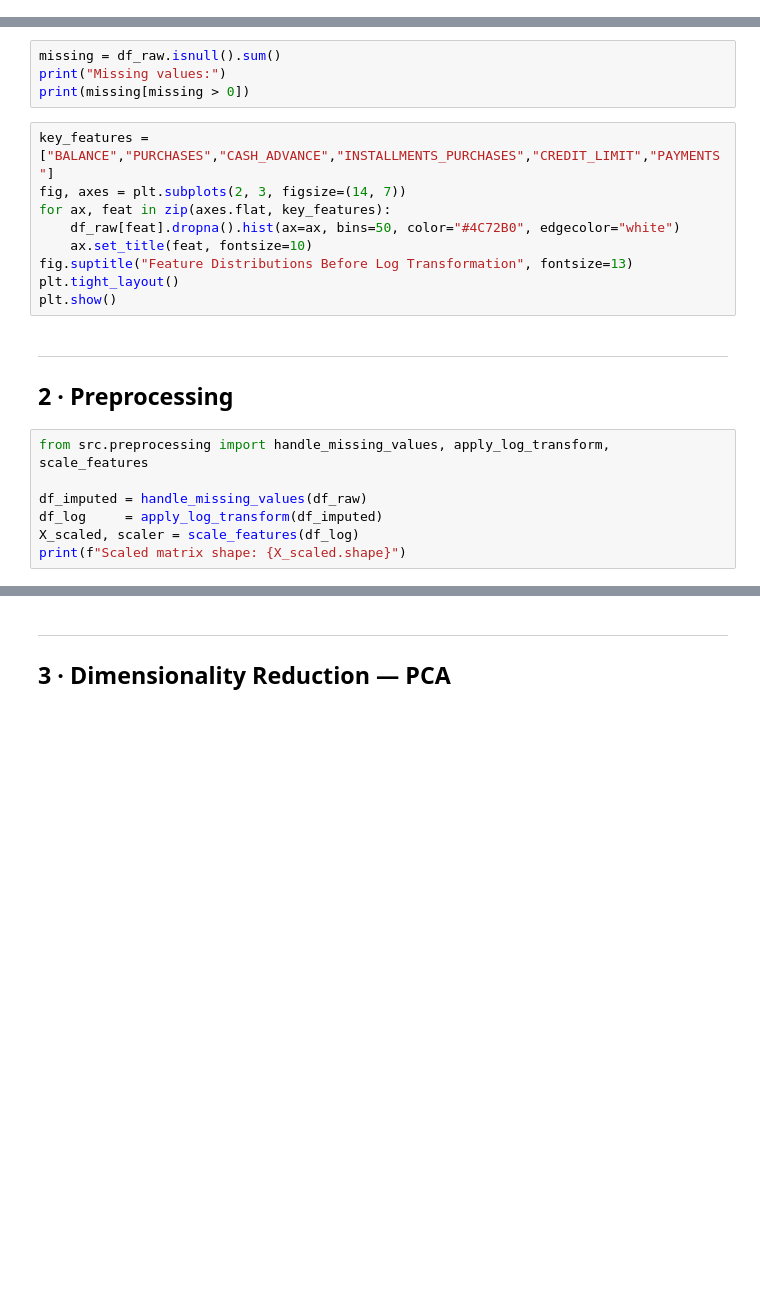
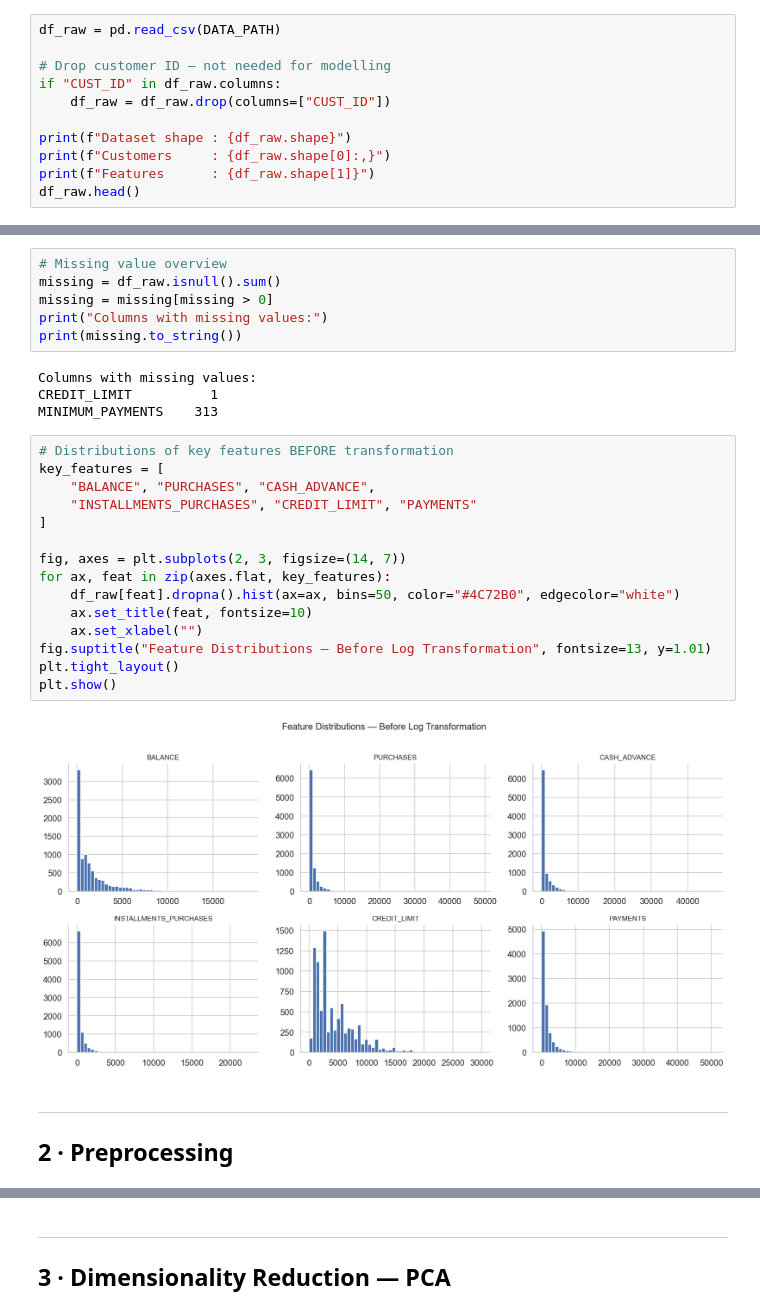
Before and after one commit to mohammedrefai20/Custome_Segmentation_for_Credit_Card_Customers, a Jupyter notebook: Customer_Segmentation.ipynb, the cells around one changed output, grey strips where cells are left out. Cells and saved outputs as stored; diff of their text form; blank space fills up the shorter version.

```diff
--- a/Customer_Segmentation.ipynb
+++ b/Customer_Segmentation.ipynb
@@ -41,0 +61,11 @@ df_raw.head()
+# %%
+df_raw = pd.read_csv(DATA_PATH)
+
+# Drop customer ID – not needed for modelling
+if "CUST_ID" in df_raw.columns:
+    df_raw = df_raw.drop(columns=["CUST_ID"])
+
+print(f"Dataset shape : {df_raw.shape}")
+print(f"Customers     : {df_raw.shape[0]:,}")
+print(f"Features      : {df_raw.shape[1]}")
+df_raw.head()
@@ -44,23 +103,30 @@ df_raw.describe().T.style.background_gradient(cmap="Blues", subset=["mean", "std
 # %%
+# Missing value overview
 missing = df_raw.isnull().sum()
-print("Missing values:")
-print(missing[missing > 0])
+missing = missing[missing > 0]
+print("Columns with missing values:")
+print(missing.to_string())
+# %% [output]
+Columns with missing values:
+CREDIT_LIMIT          1
+MINIMUM_PAYMENTS    313
 # %%
-key_features = ["BALANCE","PURCHASES","CASH_ADVANCE","INSTALLMENTS_PURCHASES","CREDIT_LIMIT","PAYMENTS"]
+# Distributions of key features BEFORE transformation
+key_features = [
+    "BALANCE", "PURCHASES", "CASH_ADVANCE",
+    "INSTALLMENTS_PURCHASES", "CREDIT_LIMIT", "PAYMENTS"
+]
+
 fig, axes = plt.subplots(2, 3, figsize=(14, 7))
 for ax, feat in zip(axes.flat, key_features):
     df_raw[feat].dropna().hist(ax=ax, bins=50, color="#4C72B0", edgecolor="white")
     ax.set_title(feat, fontsize=10)
-fig.suptitle("Feature Distributions Before Log Transformation", fontsize=13)
+    ax.set_xlabel("")
+fig.suptitle("Feature Distributions — Before Log Transformation", fontsize=13, y=1.01)
 plt.tight_layout()
 plt.show()
+# %% [output]
+[figure, added]
 # %% [markdown]
 ---
 ## 2 · Preprocessing
-# %%
-from src.preprocessing import handle_missing_values, apply_log_transform, scale_features
-
-df_imputed = handle_missing_values(df_raw)
-df_log     = apply_log_transform(df_imputed)
-X_scaled, scaler = scale_features(df_log)
-print(f"Scaled matrix shape: {X_scaled.shape}")
```
Also changed, not shown: parts of 44 cells of this notebook.
